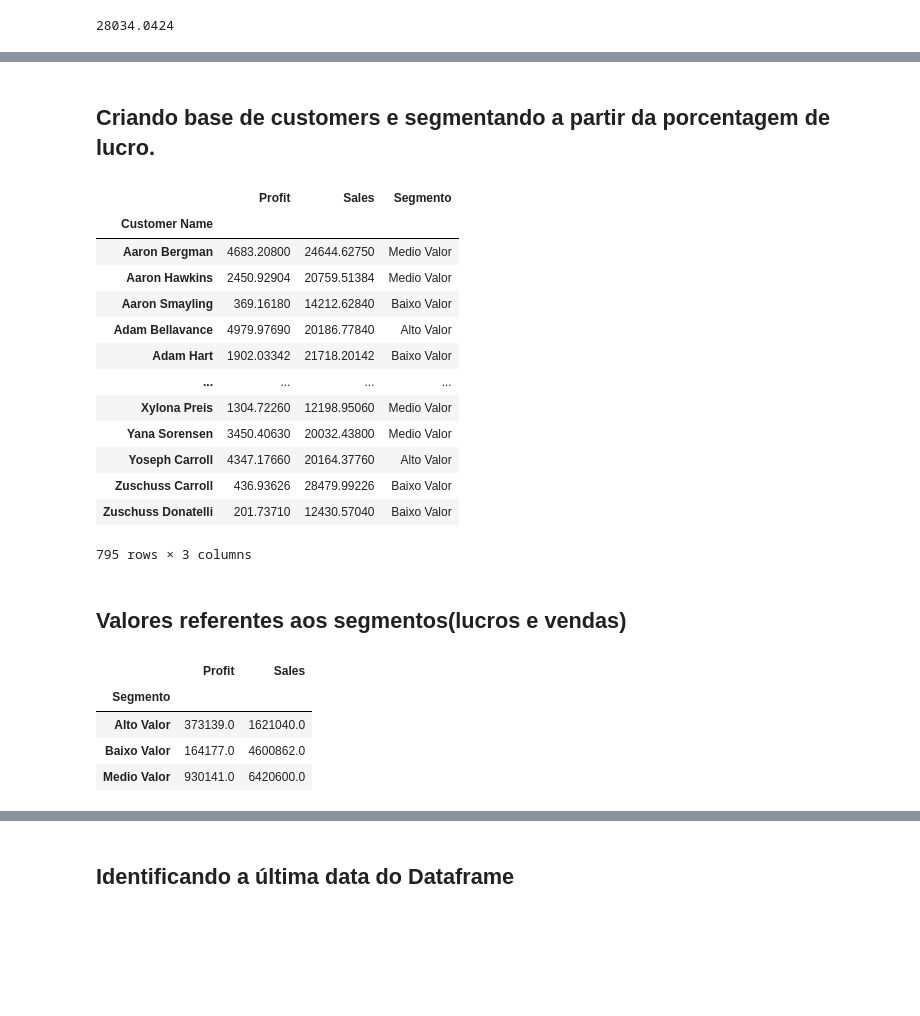
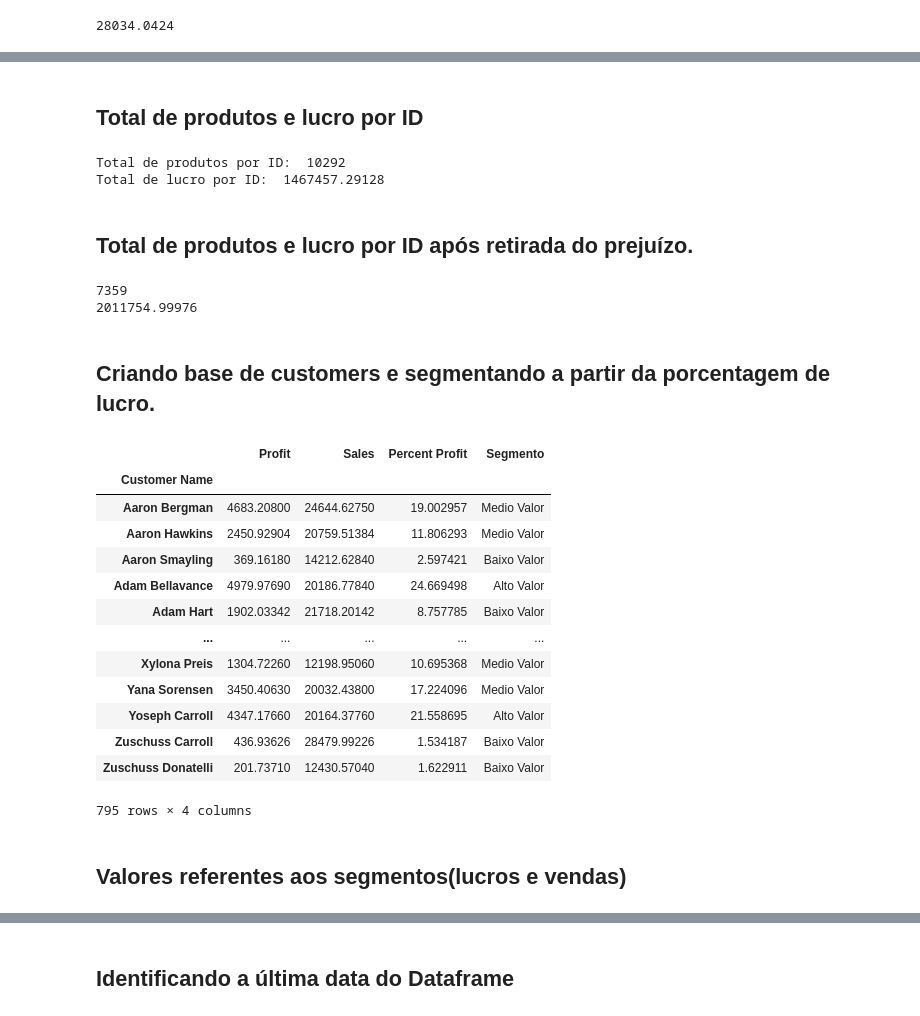
Before and after one commit to Vander-ST/SeminarioMBA, a Jupyter notebook: seminario2.ipynb, the cells around one changed output, grey strips where cells are left out. Cells and saved outputs as stored; diff of their text form; code cells hidden in the pictures; blank space fills up the shorter version.

```diff
--- a/seminario2.ipynb
+++ b/seminario2.ipynb
@@ -293,35 +291,47 @@ Base
+# %% [markdown]
+## Total de produtos e lucro por ID
+# %%
+# Agrupar por Product ID e retirar os produtos que geram prejuízo.
+base_lucro_id = Base.groupby(['Product ID']).sum()
+print('Total de produtos por ID: ',base_lucro_id['Profit'].count())           #Total de produtos
+print('Total de lucro por ID: ',base_lucro_id['Profit'].sum())                #Total de lucro
+# %% [output]
+Total de produtos por ID:  10292
+Total de lucro por ID:  1467457.29128
+# %% [markdown]
+## Total de produtos e lucro por ID após retirada do prejuízo.
+# %%
+base_preju_id = base_lucro_id[base_lucro_id['Profit'] > 0]
+print(base_preju_id['Profit'].count())                 #Total de produtos restantes
+print(base_preju_id['Profit'].sum())
+# %% [output]
+7359
+2011754.99976
 # %% [markdown]
 ## Criando base de customers e segmentando a partir da porcentagem de lucro.
 # %%
 base_customer = Base.filter(['Customer ID','Customer Name','Profit','Sales'])
 base_customer = base_customer.groupby(['Customer Name']).sum()
+base_customer['Percent Profit'] = (base_customer['Profit']*100)/base_customer['Sales']
 base_customer.loc[base_customer['Sales']*(10/100) > base_customer['Profit'], 'Segmento'] = 'Baixo Valor'  #Menor que 10% de lucro
 base_customer.loc[base_customer['Sales']*(10/100) <= base_customer['Profit'], 'Segmento'] = 'Medio Valor' #Maior que 10% e menor que 20%
 base_customer.loc[base_customer['Sales']*(20/100) <= base_customer['Profit'], 'Segmento'] = 'Alto Valor'  #Maior que 20 de lucro
 
 base_customer
 # %% [output]
-|  | Profit | Sales | Segmento |
-| Customer Name |  |  |  |
-| Aaron Bergman | 4683.20800 | 24644.62750 | Medio Valor |
-| Aaron Hawkins | 2450.92904 | 20759.51384 | Medio Valor |
-| Aaron Smayling | 369.16180 | 14212.62840 | Baixo Valor |
-| Adam Bellavance | 4979.97690 | 20186.77840 | Alto Valor |
-| Adam Hart | 1902.03342 | 21718.20142 | Baixo Valor |
-| ... | ... | ... | ... |
-| Xylona Preis | 1304.72260 | 12198.95060 | Medio Valor |
-| Yana Sorensen | 3450.40630 | 20032.43800 | Medio Valor |
-| Yoseph Carroll | 4347.17660 | 20164.37760 | Alto Valor |
-| Zuschuss Carroll | 436.93626 | 28479.99226 | Baixo Valor |
-| Zuschuss Donatelli | 201.73710 | 12430.57040 | Baixo Valor |
+|  | Profit | Sales | Percent Profit | Segmento |
+| Customer Name |  |  |  |  |
+| Aaron Bergman | 4683.20800 | 24644.62750 | 19.002957 | Medio Valor |
+| Aaron Hawkins | 2450.92904 | 20759.51384 | 11.806293 | Medio Valor |
+| Aaron Smayling | 369.16180 | 14212.62840 | 2.597421 | Baixo Valor |
+| Adam Bellavance | 4979.97690 | 20186.77840 | 24.669498 | Alto Valor |
+| Adam Hart | 1902.03342 | 21718.20142 | 8.757785 | Baixo Valor |
+| ... | ... | ... | ... | ... |
+| Xylona Preis | 1304.72260 | 12198.95060 | 10.695368 | Medio Valor |
+| Yana Sorensen | 3450.40630 | 20032.43800 | 17.224096 | Medio Valor |
+| Yoseph Carroll | 4347.17660 | 20164.37760 | 21.558695 | Alto Valor |
+| Zuschuss Carroll | 436.93626 | 28479.99226 | 1.534187 | Baixo Valor |
+| Zuschuss Donatelli | 201.73710 | 12430.57040 | 1.622911 | Baixo Valor |
-795 rows × 3 columns
+795 rows × 4 columns
 # %% [markdown]
 ## Valores referentes aos segmentos(lucros e vendas)
-# %%
-base_customer.groupby(['Segmento']).sum().round()
-# %% [output]
-|  | Profit | Sales |
-| Segmento |  |  |
-| Alto Valor | 373139.0 | 1621040.0 |
-| Baixo Valor | 164177.0 | 4600862.0 |
-| Medio Valor | 930141.0 | 6420600.0 |
```
Also changed, not shown: parts of 16 cells of this notebook.
